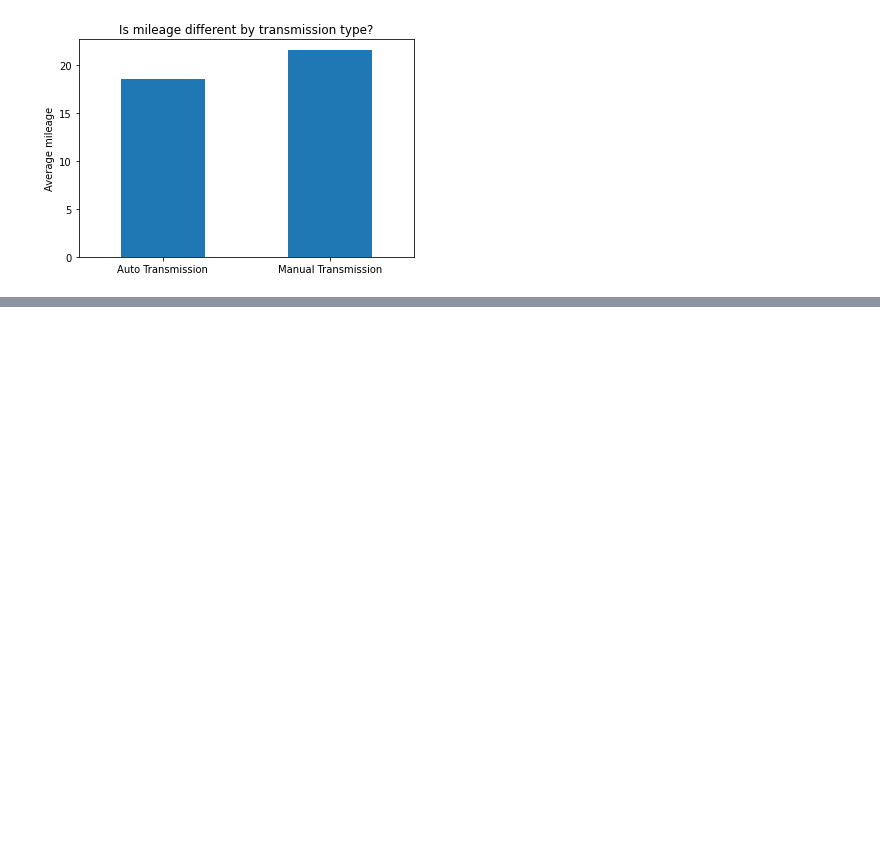
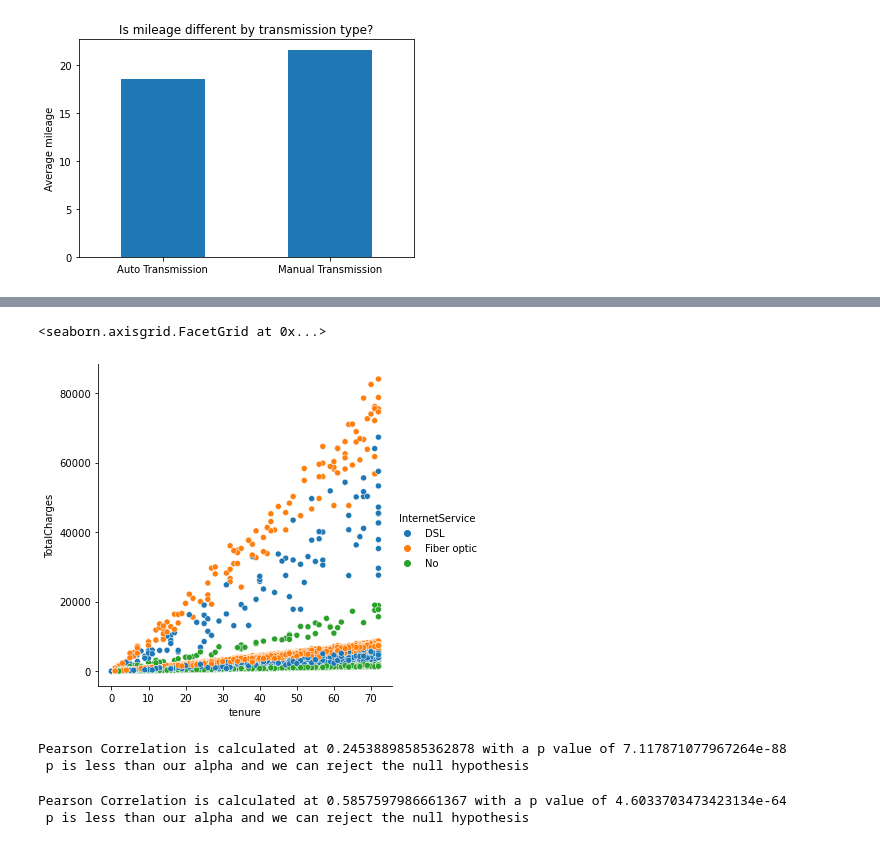
Before and after one commit to ArnolValadezRodriguez/statistics-exercises, a Jupyter notebook: hypothesis_testing.ipynb, the cells around one changed output, grey strips where cells are left out. Drawn from its saved outputs; the diff is of its cells as text; code cells hidden in the pictures; blank space fills up the shorter version.

```diff
--- a/hypothesis_testing.ipynb
+++ b/hypothesis_testing.ipynb
@@ -216,0 +281,5 @@ Text(0.5, 1.0, 'Is mileage different by transmission type?')
+# %%
+sns.relplot(x='tenure', y='TotalCharges', hue='InternetService', data=df)
+# %% [output]
+<seaborn.axisgrid.FacetGrid at 0x...>
+[figure, added]
@@ -216,0 +294,16 @@ Text(0.5, 1.0, 'Is mileage different by transmission type?')
+# %%
+r, p = stats.pearsonr(x_phone_tenure, y_phone_monthlycharges)
+print(f'Pearson Correlation is calculated at {r} with a p value of {p}')
+if p < 0.05:
+    print(f' p is less than our alpha and we can reject the null hypothesis')
+# %% [output]
+Pearson Correlation is calculated at 0.24538898585362878 with a p value of 7.117871077967264e-88
+ p is less than our alpha and we can reject the null hypothesis
+# %%
+r, p = stats.pearsonr(x_no_phone_tenure, y_no_phone_monthlycharges)
+print(f'Pearson Correlation is calculated at {r} with a p value of {p}')
+if p < 0.05:
+    print(f' p is less than our alpha and we can reject the null hypothesis')
+# %% [output]
+Pearson Correlation is calculated at 0.5857597986661367 with a p value of 4.6033703473423134e-64
+ p is less than our alpha and we can reject the null hypothesis
```
Also changed, not shown: parts of 45 cells of this notebook.
